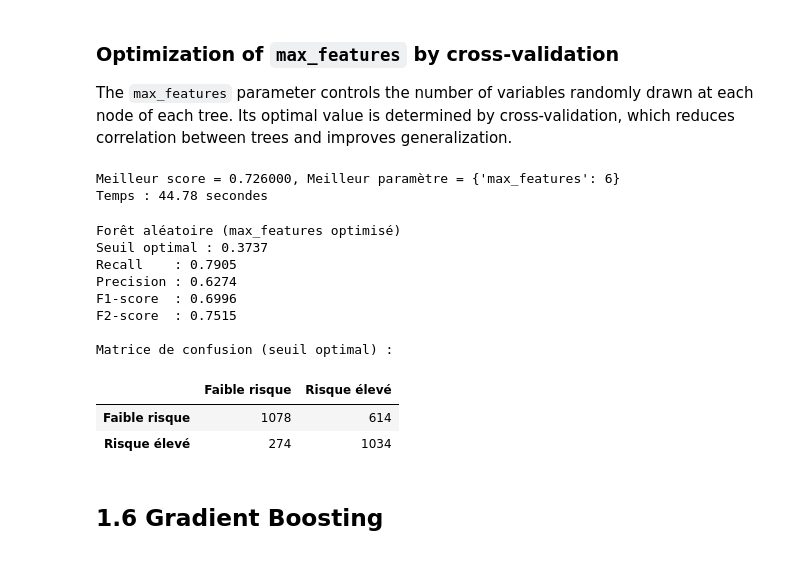
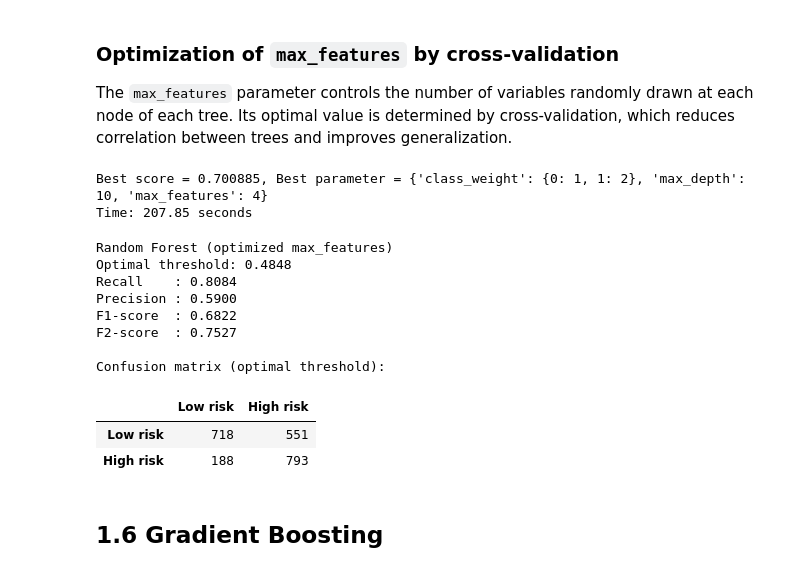
Before and after one commit to HOANG-Anh2004/projet_ML_4A_GMM_INSA, a Jupyter notebook: Modelisation.ipynb, the cells around one changed output. Saved outputs shown, nothing was run; the diff lists cells and outputs as text; code cells hidden in the pictures.

```diff
--- a/Modelisation.ipynb
+++ b/Modelisation.ipynb
@@ -422,12 +490,14 @@ from sklearn.calibration import CalibratedClassifierCV
 
 ts = time.time()
 svm_linear = LinearSVC(max_iter=5000, random_state=42)
-svm_calibrated = CalibratedClassifierCV(svm_linear, method='sigmoid', cv=5)
+svm_calibrated = CalibratedClassifierCV(svm_linear, method='sigmoid', cv=5, n_jobs=-1)
 svm_calibrated.fit(Xtrain_c_sc, ytrain_c)
 te = time.time()
 
+y_proba_svm_lin_val = svm_calibrated.predict_proba(Xval_c_sc)[:, 1]
+best_threshold, best_f1 = find_optimal_threshold_f1(yval_c, y_proba_svm_lin_val)
+
 y_proba_svm_lin = svm_calibrated.predict_proba(Xtest_c_sc)[:, 1]
-best_threshold, best_f1 = find_optimal_threshold_f1(ytest_c, y_proba_svm_lin)
 metrics_svm_lin = evaluate_with_threshold(ytest_c, y_proba_svm_lin, best_threshold)
 
 print("Linear SVM")
@@ -549,8 +731,8 @@ The decision tree with the optimal depth is displayed to interpret the decision
 # %%
 from sklearn.tree import plot_tree
 
-treeG = DecisionTreeClassifier(max_depth=treeOpt.best_params_['max_depth'], random_state=42)
-treeG.fit(Xtrain_c, ytrain_c)
+treeG = DecisionTreeClassifier(max_depth=treeOpt.best_params_['max_depth'], class_weight=treeOpt.best_params_['class_weight'], random_state=42)
+treeG.fit(Xtrain_c_sc, ytrain_c)
 
 fig, ax = plt.subplots(figsize=(20, 8))
 plot_tree(treeG, feature_names=list(feature_names_classif),
@@ -571,12 +753,14 @@ The random forest is an ensemble method that aggregates predictions from `n_esti
 from sklearn.ensemble import RandomForestClassifier
 
 ts = time.time()
-rf = RandomForestClassifier(n_estimators=200, n_jobs=1, random_state=42)
-rf.fit(Xtrain_c, ytrain_c)
+rf = RandomForestClassifier(n_estimators=200, n_jobs=-1, random_state=42)
+rf.fit(Xtrain_c_sc, ytrain_c)
 te = time.time()
 
-y_proba_rf = rf.predict_proba(Xtest_c)[:, 1]
-best_threshold, best_f1 = find_optimal_threshold_f1(ytest_c, y_proba_rf)
+y_proba_rf_val = rf.predict_proba(Xval_c_sc)[:, 1]
+best_threshold, best_f1 = find_optimal_threshold_f1(yval_c, y_proba_rf_val)
+
+y_proba_rf = rf.predict_proba(Xtest_c_sc)[:, 1]
 metrics_rf = evaluate_with_threshold(ytest_c, y_proba_rf, best_threshold)
 
 print("Random Forest")
@@ -625,42 +809,50 @@ The variable importance plot confirms the results of the exploratory analysis. T
 The `max_features` parameter controls the number of variables randomly drawn at each node of each tree. Its optimal value is determined by cross-validation, which reduces correlation between trees and improves generalization.
 # %%
 ts = time.time()
-param_rf = [{"max_features": list(range(2, 12, 2))}]
-rf_cv = GridSearchCV(RandomForestClassifier(n_estimators=200, n_jobs=1, random_state=42),
-                     param_rf, cv=5, n_jobs=1)
-rfOpt = rf_cv.fit(Xtrain_c, ytrain_c)
+param_rf = [{"max_features": list(range(2, 12, 2)), "max_depth": [3, 5, 7, 10, None], "class_weight": [
+                None,
+                "balanced",
+                {0: 1, 1: 1.5},
+                {0: 1, 1: 2},
+                {0: 1, 1: 2.5},
+                {0: 1, 1: 3}
+            ]}]
+rf_cv = GridSearchCV(RandomForestClassifier(n_estimators=200, n_jobs=-1, random_state=42),
+                     param_rf, cv=5, n_jobs=-1, scoring=f1_scorer)
+rfOpt = rf_cv.fit(Xtrain_c_sc, ytrain_c)
 te = time.time()
 print("Best score = %f, Best parameter = %s" % (rfOpt.best_score_, rfOpt.best_params_))
 print("Time: %.2f seconds" % (te - ts))
 # %% [output]
-Meilleur score = 0.726000, Meilleur paramètre = {'max_features': 6}
-Temps : 44.78 secondes
+Best score = 0.700885, Best parameter = {'class_weight': {0: 1, 1: 2}, 'max_depth': 10, 'max_features': 4}
+Time: 207.85 seconds
 # %%
-y_proba_rf_opt = rfOpt.predict_proba(Xtest_c)[:, 1]
-best_threshold_rf_opt, _ = find_optimal_threshold_f1(ytest_c, y_proba_rf_opt)
+y_proba_rf_opt_val = rfOpt.predict_proba(Xval_c_sc)[:, 1]
+best_threshold_rf_opt, _ = find_optimal_threshold_f1(yval_c, y_proba_rf_opt_val)
+y_proba_rf_opt = rfOpt.predict_proba(Xtest_c_sc)[:, 1]
 metrics_rf_opt = evaluate_with_threshold(ytest_c, y_proba_rf_opt, best_threshold_rf_opt)
 
 print("Random Forest (optimized max_features)")
 print(f"Optimal threshold: {best_threshold_rf_opt:.4f}")
 print(f"Recall    : {metrics_rf_opt['recall']:.4f}")
 print(f"Precision : {metrics_rf_opt['precision']:.4f}")
 print(f"F1-score  : {metrics_rf_opt['f1']:.4f}")
 print(f"F2-score  : {metrics_rf_opt['f2']:.4f}")
 y_pred_rf_opt = (y_proba_rf_opt >= best_threshold_rf_opt).astype(int)
 print("\nConfusion matrix (optimal threshold):")
 pd.DataFrame(confusion_matrix(ytest_c, y_pred_rf_opt), index=labels_risk, columns=labels_risk)
 # %% [output]
-Forêt aléatoire (max_features optimisé)
-Seuil optimal : 0.3737
-Recall    : 0.7905
-Precision : 0.6274
-F1-score  : 0.6996
-F2-score  : 0.7515
+Random Forest (optimized max_features)
+Optimal threshold: 0.4848
+Recall    : 0.8084
+Precision : 0.5900
+F1-score  : 0.6822
+F2-score  : 0.7527
 
-Matrice de confusion (seuil optimal) :
+Confusion matrix (optimal threshold):
-|  | Faible risque | Risque élevé |
-| Faible risque | 1078 | 614 |
-| Risque élevé | 274 | 1034 |
+|  | Low risk | High risk |
+| Low risk | 718 | 551 |
+| High risk | 188 | 793 |
 # %% [markdown]
 ## 1.6 Gradient Boosting
 # %% [markdown]
```
Also changed, not shown: parts of 51 cells of this notebook, 1 other file.
